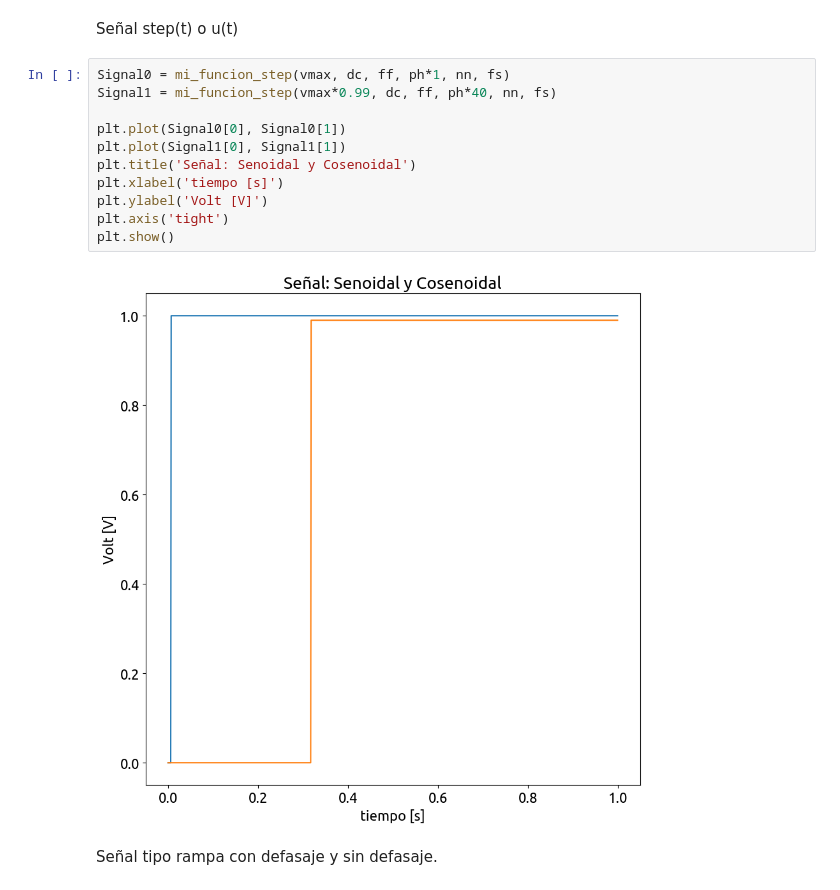
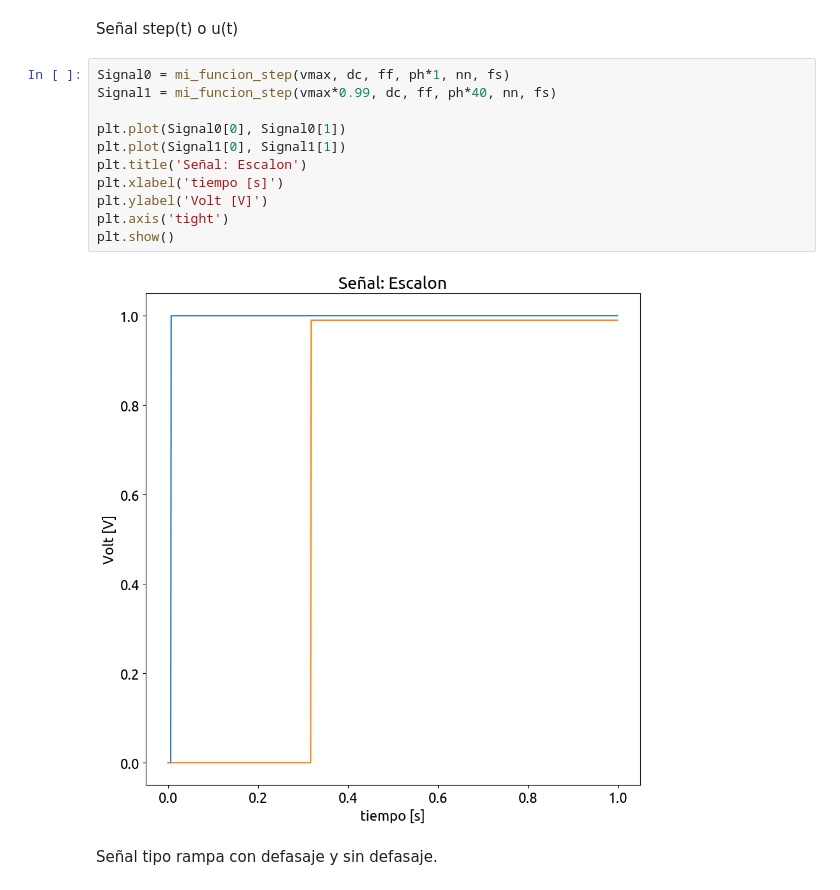
Before and after one commit to phrom89/PDS, a Jupyter notebook: notebook0.ipynb, the cells around one changed output. Drawn from its saved outputs; the diff is of its cells as text.

```diff
--- a/notebook0.ipynb
+++ b/notebook0.ipynb
@@ -99,16 +99,16 @@ Señal step(t) o u(t)
 # %%
 Signal0 = mi_funcion_step(vmax, dc, ff, ph*1, nn, fs)
 Signal1 = mi_funcion_step(vmax*0.99, dc, ff, ph*40, nn, fs)
 
 plt.plot(Signal0[0], Signal0[1])
 plt.plot(Signal1[0], Signal1[1])
-plt.title('Señal: Senoidal y Cosenoidal')
+plt.title('Señal: Escalon')
 plt.xlabel('tiempo [s]')
 plt.ylabel('Volt [V]')
 plt.axis('tight')
 plt.show()
 # %% [output]
-[figure, old version]
+[figure, new version]
 # %% [markdown]
 Señal tipo rampa con defasaje y sin defasaje.
 # %%
```
Also changed, not shown: parts of 3 cells of this notebook, 1 other file.
